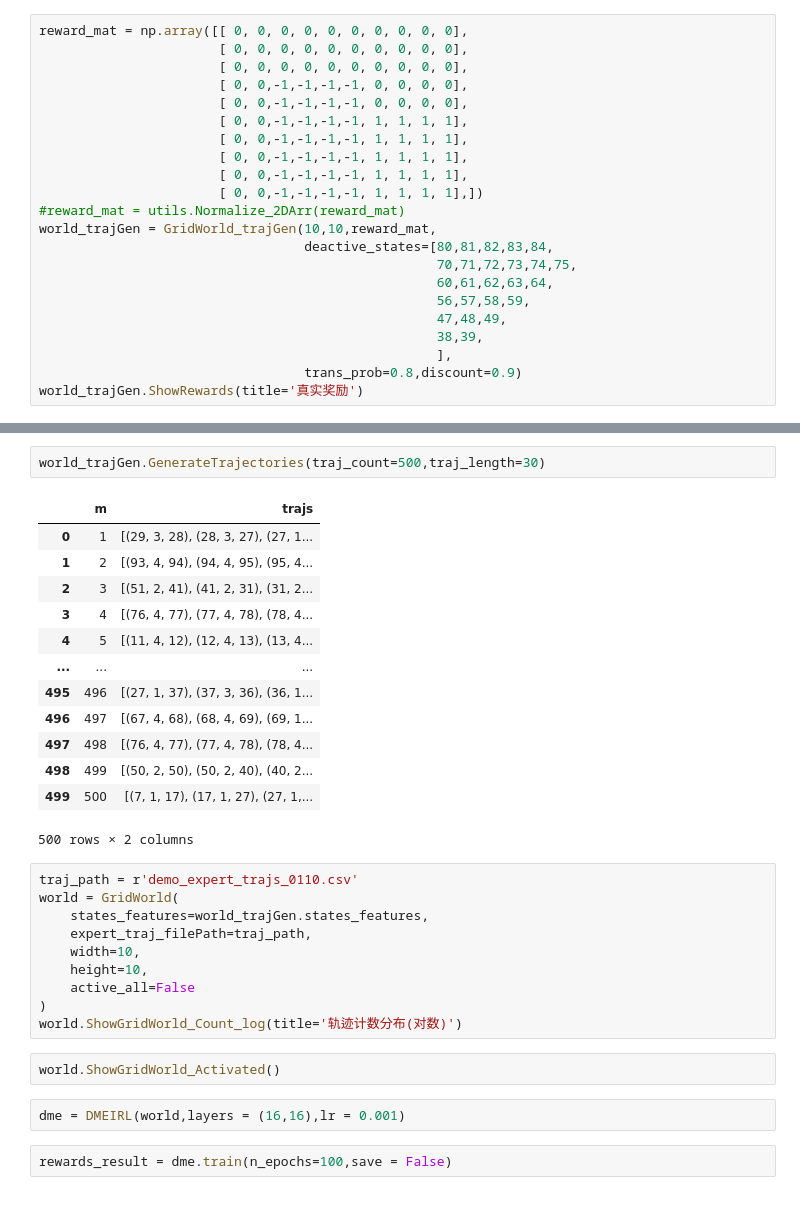
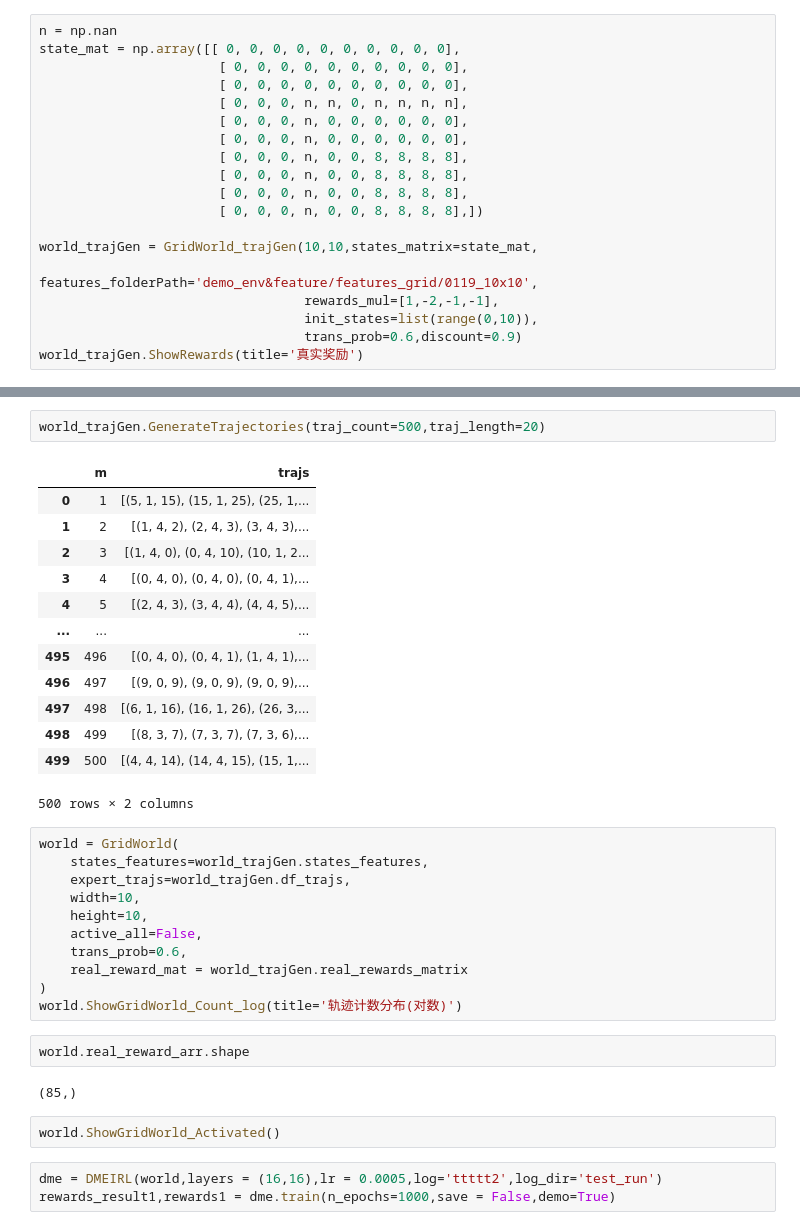
Before and after one commit to RickH-Arch/MEIRL-GAIL-Behavior-Cloning, a Jupyter notebook: demo_dmeirl/demo_DMEIRL.ipynb, the cells around one changed output, grey strips where cells are left out. Cells and saved outputs as stored; diff of their text form.

Commit message:
demo train

```diff
--- a/demo_dmeirl/demo_DMEIRL.ipynb
+++ b/demo_dmeirl/demo_DMEIRL.ipynb
@@ -18,22 +37,19 @@ no background image
 # %%
-reward_mat = np.array([[ 0, 0, 0, 0, 0, 0, 0, 0, 0, 0],
+n = np.nan
+state_mat = np.array([[ 0, 0, 0, 0, 0, 0, 0, 0, 0, 0],
                        [ 0, 0, 0, 0, 0, 0, 0, 0, 0, 0],
                        [ 0, 0, 0, 0, 0, 0, 0, 0, 0, 0],
-                       [ 0, 0,-1,-1,-1,-1, 0, 0, 0, 0],
-                       [ 0, 0,-1,-1,-1,-1, 0, 0, 0, 0],
-                       [ 0, 0,-1,-1,-1,-1, 1, 1, 1, 1],
-                       [ 0, 0,-1,-1,-1,-1, 1, 1, 1, 1],
-                       [ 0, 0,-1,-1,-1,-1, 1, 1, 1, 1],
-                       [ 0, 0,-1,-1,-1,-1, 1, 1, 1, 1],
-                       [ 0, 0,-1,-1,-1,-1, 1, 1, 1, 1],])
-#reward_mat = utils.Normalize_2DArr(reward_mat)
-world_trajGen = GridWorld_trajGen(10,10,reward_mat,
-                                  deactive_states=[80,81,82,83,84,
-                                                   70,71,72,73,74,75,
-                                                   60,61,62,63,64,
-                                                   56,57,58,59,
-                                                   47,48,49,
-                                                   38,39,
-                                                   ],
-                                  trans_prob=0.8,discount=0.9)
+                       [ 0, 0, 0, n, n, 0, n, n, n, n],
+                       [ 0, 0, 0, n, 0, 0, 0, 0, 0, 0],
+                       [ 0, 0, 0, n, 0, 0, 0, 0, 0, 0],
+                       [ 0, 0, 0, n, 0, 0, 8, 8, 8, 8],
+                       [ 0, 0, 0, n, 0, 0, 8, 8, 8, 8],
+                       [ 0, 0, 0, n, 0, 0, 8, 8, 8, 8],
+                       [ 0, 0, 0, n, 0, 0, 8, 8, 8, 8],])
+
+world_trajGen = GridWorld_trajGen(10,10,states_matrix=state_mat,
+                                  features_folderPath='demo_env&feature/features_grid/0119_10x10',
+                                  rewards_mul=[1,-2,-1,-1],
+                                  init_states=list(range(0,10)),
+                                  trans_prob=0.6,discount=0.9)
 world_trajGen.ShowRewards(title='真实奖励')
@@ -40,32 +79,36 @@ world_trajGen.ShowRewards(title='真实奖励')
 # %%
-world_trajGen.GenerateTrajectories(traj_count=500,traj_length=30)
+world_trajGen.GenerateTrajectories(traj_count=500,traj_length=20)
 # %% [output]
 |  | m | trajs |
-| 0 | 1 | [(29, 3, 28), (28, 3, 27), (27, 1... |
-| 1 | 2 | [(93, 4, 94), (94, 4, 95), (95, 4... |
-| 2 | 3 | [(51, 2, 41), (41, 2, 31), (31, 2... |
-| 3 | 4 | [(76, 4, 77), (77, 4, 78), (78, 4... |
-| 4 | 5 | [(11, 4, 12), (12, 4, 13), (13, 4... |
+| 0 | 1 | [(5, 1, 15), (15, 1, 25), (25, 1,... |
+| 1 | 2 | [(1, 4, 2), (2, 4, 3), (3, 4, 3),... |
+| 2 | 3 | [(1, 4, 0), (0, 4, 10), (10, 1, 2... |
+| 3 | 4 | [(0, 4, 0), (0, 4, 0), (0, 4, 1),... |
+| 4 | 5 | [(2, 4, 3), (3, 4, 4), (4, 4, 5),... |
 | ... | ... | ... |
-| 495 | 496 | [(27, 1, 37), (37, 3, 36), (36, 1... |
-| 496 | 497 | [(67, 4, 68), (68, 4, 69), (69, 1... |
-| 497 | 498 | [(76, 4, 77), (77, 4, 78), (78, 4... |
-| 498 | 499 | [(50, 2, 50), (50, 2, 40), (40, 2... |
-| 499 | 500 | [(7, 1, 17), (17, 1, 27), (27, 1,... |
+| 495 | 496 | [(0, 4, 0), (0, 4, 1), (1, 4, 1),... |
+| 496 | 497 | [(9, 0, 9), (9, 0, 9), (9, 0, 9),... |
+| 497 | 498 | [(6, 1, 16), (16, 1, 26), (26, 3,... |
+| 498 | 499 | [(8, 3, 7), (7, 3, 7), (7, 3, 6),... |
+| 499 | 500 | [(4, 4, 14), (14, 4, 15), (15, 1,... |
 500 rows × 2 columns
 # %%
-traj_path = r'demo_expert_trajs_0110.csv'
 world = GridWorld(
     states_features=world_trajGen.states_features,
-    expert_traj_filePath=traj_path,
+    expert_trajs=world_trajGen.df_trajs,
     width=10,
     height=10,
-    active_all=False
+    active_all=False,
+    trans_prob=0.6,
+    real_reward_mat = world_trajGen.real_rewards_matrix
 )
 world.ShowGridWorld_Count_log(title='轨迹计数分布(对数)')
+# %%
+world.real_reward_arr.shape
+# %% [output]
+(85,)
 # %%
 world.ShowGridWorld_Activated()
 # %%
-dme = DMEIRL(world,layers = (16,16),lr = 0.001)
+dme = DMEIRL(world,layers = (16,16),lr = 0.0005,log='ttttt2',log_dir='test_run')
+rewards_result1,rewards1 = dme.train(n_epochs=1000,save = False,demo=True)
-# %%
-rewards_result = dme.train(n_epochs=100,save = False)
```
Also changed, not shown: parts of 8 cells of this notebook, 52 other files.
